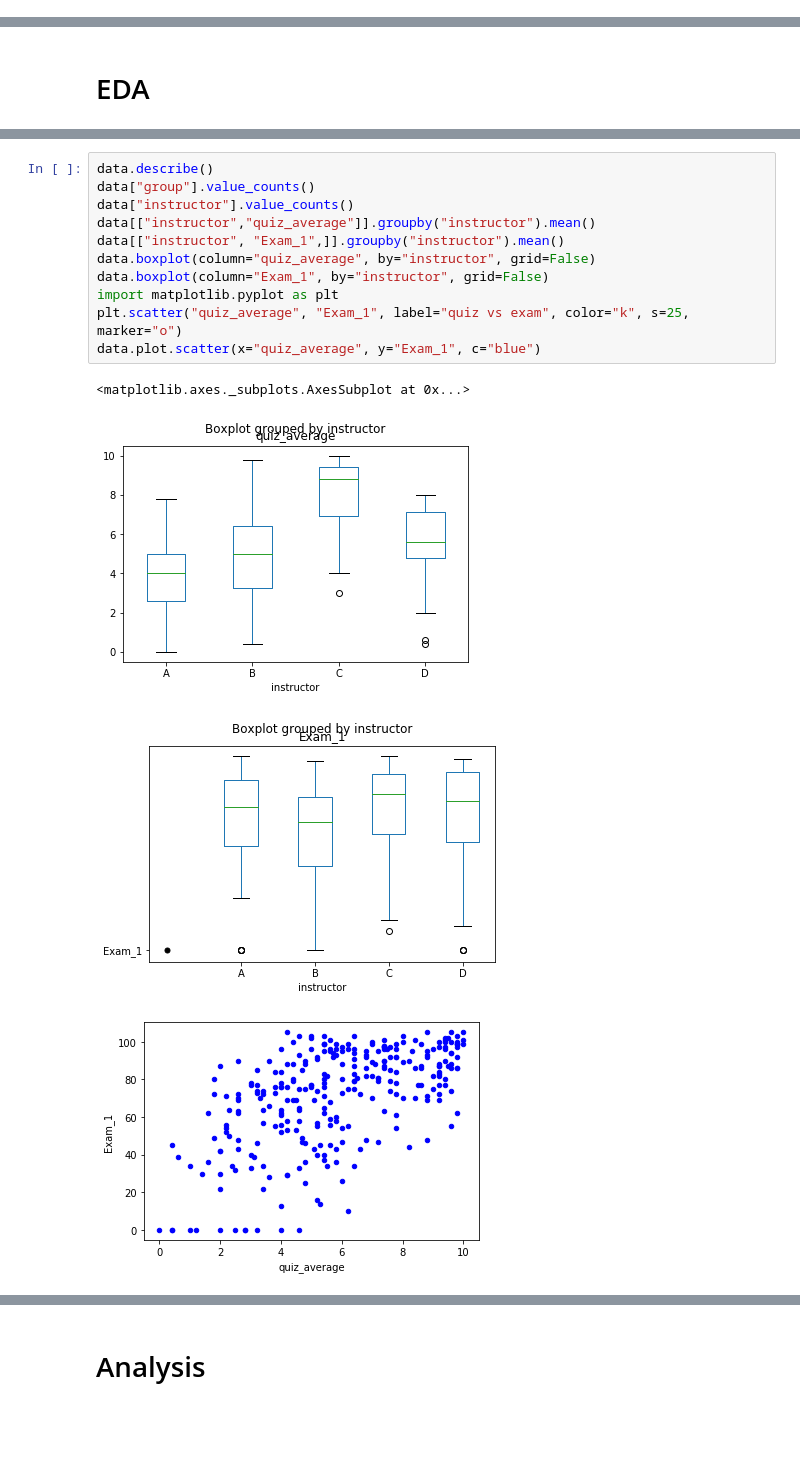
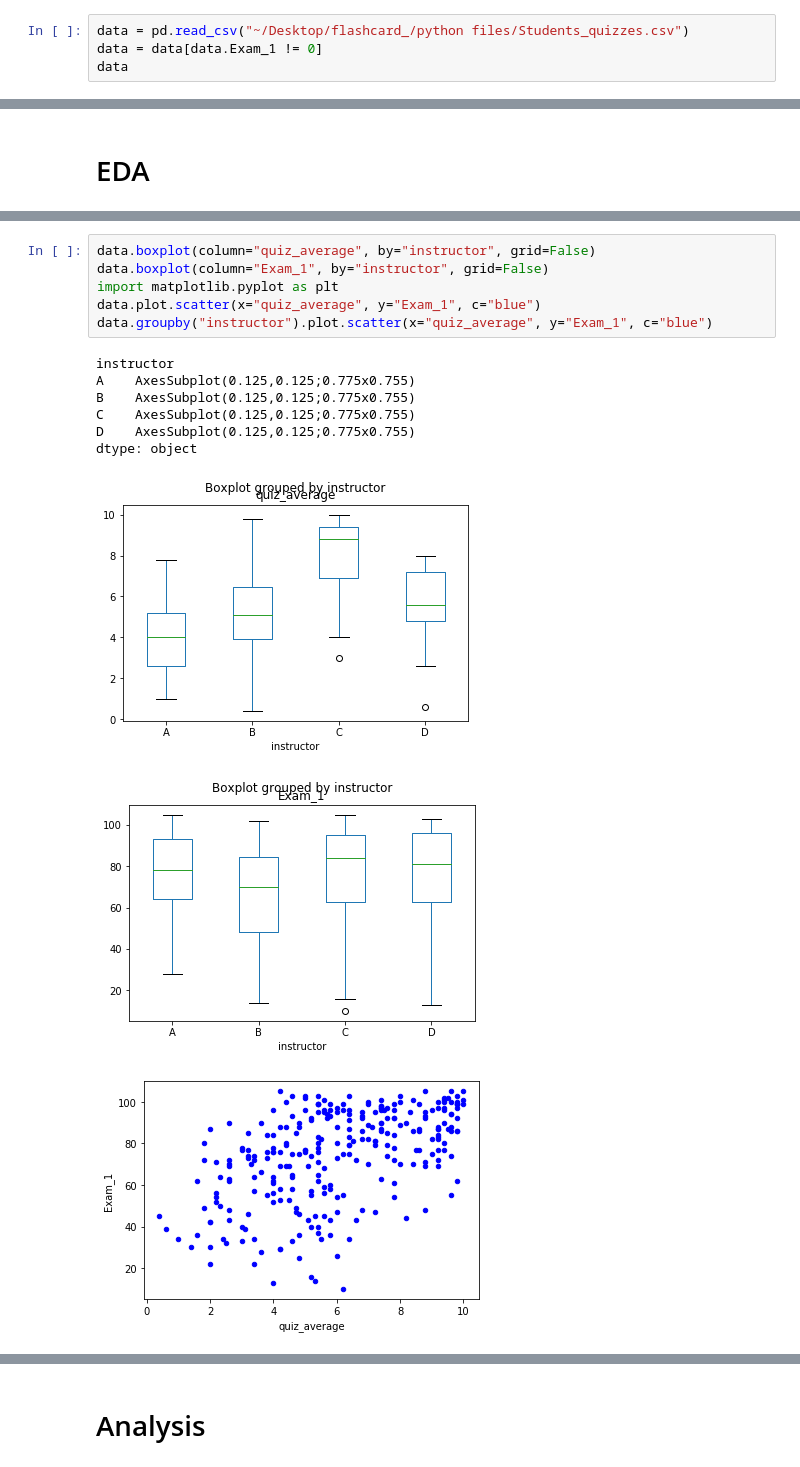
Before and after one commit to ElenaShevchenk0/Students_quizzes, a Jupyter notebook: Students_quizzes.ipynb, the cells around one changed output, grey strips where cells are left out. Cells and saved outputs as stored; diff of their text form; blank space fills up the shorter version.

```diff
--- a/Students_quizzes.ipynb
+++ b/Students_quizzes.ipynb
@@ -19,0 +17,4 @@ data
+# %%
+data = pd.read_csv("~/Desktop/flashcard_/python files/Students_quizzes.csv")
+data = data[data.Exam_1 != 0]
+data
@@ -22,16 +84,16 @@ data
 # %%
-data.describe()
-data["group"].value_counts()
-data["instructor"].value_counts()
-data[["instructor","quiz_average"]].groupby("instructor").mean()
-data[["instructor", "Exam_1",]].groupby("instructor").mean()
 data.boxplot(column="quiz_average", by="instructor", grid=False)
 data.boxplot(column="Exam_1", by="instructor", grid=False)
 import matplotlib.pyplot as plt
-plt.scatter("quiz_average", "Exam_1", label="quiz vs exam", color="k", s=25, marker="o")
 data.plot.scatter(x="quiz_average", y="Exam_1", c="blue")
+data.groupby("instructor").plot.scatter(x="quiz_average", y="Exam_1", c="blue")
 # %% [output]
-<matplotlib.axes._subplots.AxesSubplot at 0x...>
+instructor
+A    AxesSubplot(0.125,0.125;0.775x0.755)
+B    AxesSubplot(0.125,0.125;0.775x0.755)
+C    AxesSubplot(0.125,0.125;0.775x0.755)
+D    AxesSubplot(0.125,0.125;0.775x0.755)
+dtype: object
-[figure, old version]
+[figure, new version]
-[figure, old version]
+[figure, new version]
-[figure, old version]
+[figure, new version]
```
Also changed, not shown: parts of 21 cells of this notebook, 2 other files.
